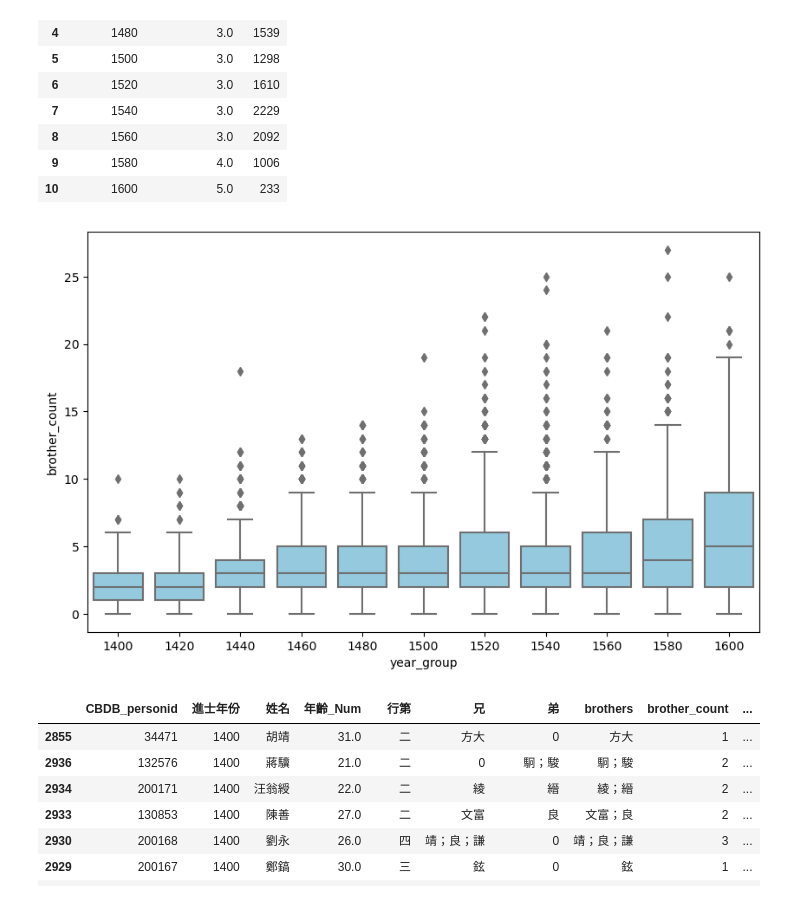
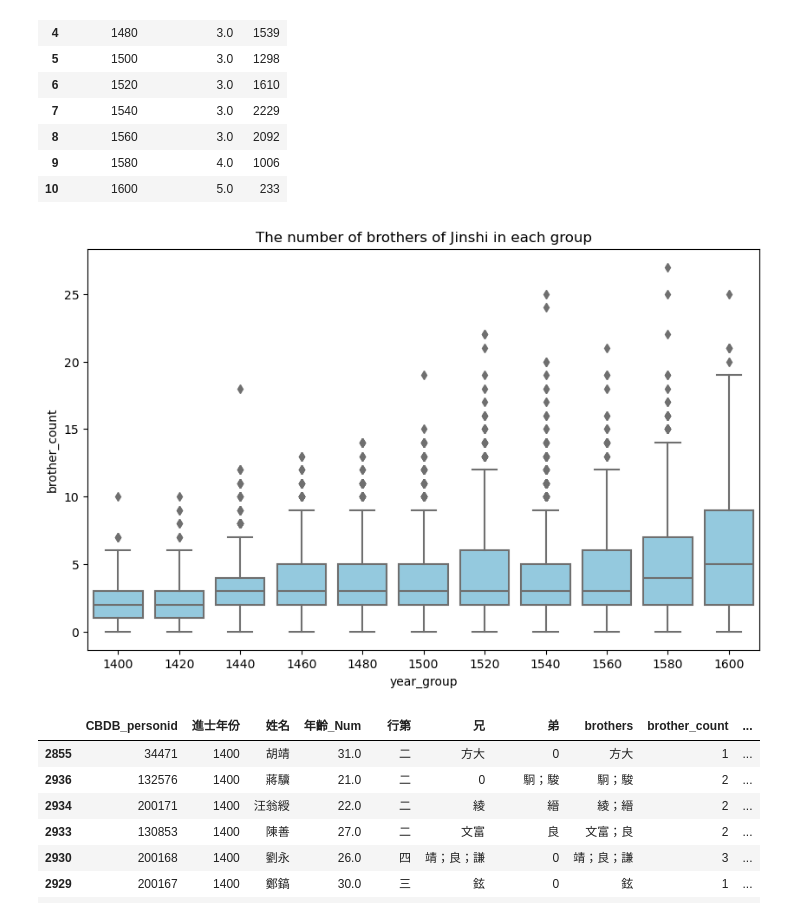
Before and after one commit to sudoghut/ming_provincial_metropolitan_palace_exam_rank_correlation, a Jupyter notebook: brothers.ipynb, the cells around one changed output. Drawn from its saved outputs; the diff is of its cells as text; code cells hidden in the pictures.

```diff
--- a/brothers.ipynb
+++ b/brothers.ipynb
@@ -70,14 +70,15 @@ df_subset_grouped_by_year_group
 # %%
 # Draw boxplot based on the grouped data
 import matplotlib.pyplot as plt
 import seaborn as sns
 
 plt.figure(figsize=(10, 6))
 sns.boxplot(x='year_group', y='brother_count', data=df_subset, color='skyblue')
+plt.title('The number of brothers of Jinshi in each group')
 # sns.boxplot(x='year_group', y='brother_count', data=df_subset)
 plt.show()
 # %% [output]
-[figure, old version]
+[figure, new version]
 # %%
 # print df_subset.head(50), but brother_count >1
 df_subset[df_subset['brother_count']>0].head(50)
```
Also changed, not shown: parts of 4 cells of this notebook.
